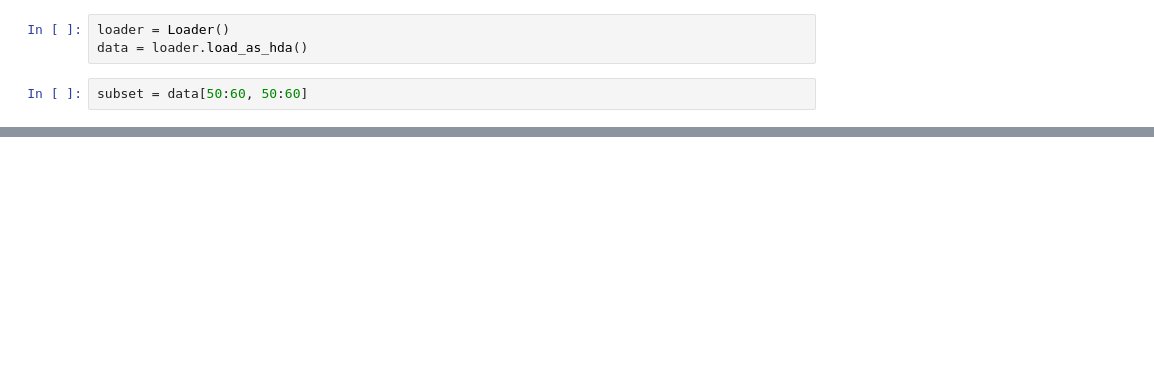
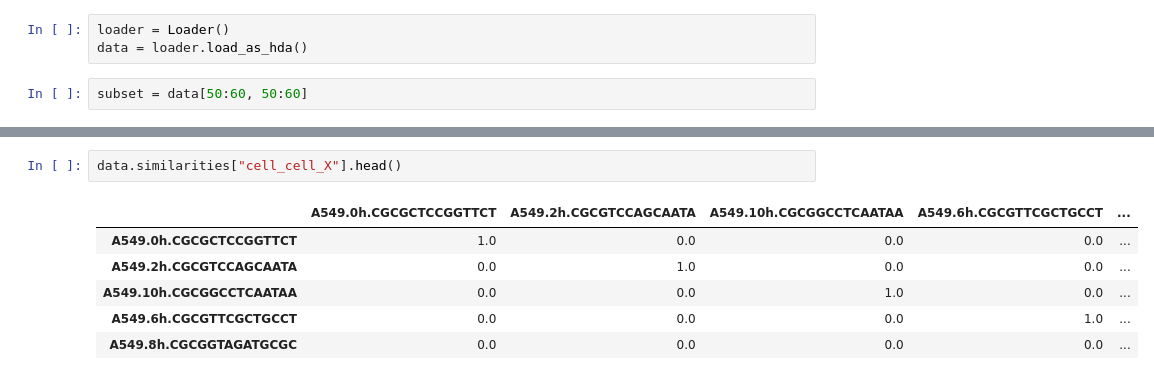
Before and after one commit to csw128/hdadata-package, a Jupyter notebook: src/myhda_ur/test2.ipynb, the cells around one changed output, grey strips where cells are left out. Cells and saved outputs as stored; diff of their text form; blank space fills up the shorter version.

```diff
--- a/src/myhda_ur/test2.ipynb
+++ b/src/myhda_ur/test2.ipynb
@@ -51,0 +74,9 @@ array([[1., 0., 0., 0., 0., 0., 0., 0., 0., 0.],
+# %%
+data.similarities["cell_cell_X"].head()
+# %% [output]
+|  | A549.0h.CGCGCTCCGGTTCT | A549.2h.CGCGTCCAGCAATA | A549.10h.CGCGGCCTCAATAA | A549.6h.CGCGTTCGCTGCCT | ... |
+| A549.0h.CGCGCTCCGGTTCT | 1.0 | 0.0 | 0.0 | 0.0 | ... |
+| A549.2h.CGCGTCCAGCAATA | 0.0 | 1.0 | 0.0 | 0.0 | ... |
+| A549.10h.CGCGGCCTCAATAA | 0.0 | 0.0 | 1.0 | 0.0 | ... |
+| A549.6h.CGCGTTCGCTGCCT | 0.0 | 0.0 | 0.0 | 1.0 | ... |
+| A549.8h.CGCGGTAGATGCGC | 0.0 | 0.0 | 0.0 | 0.0 | ... |
```
Also changed, not shown: parts of 7 cells of this notebook, 4 other files.
